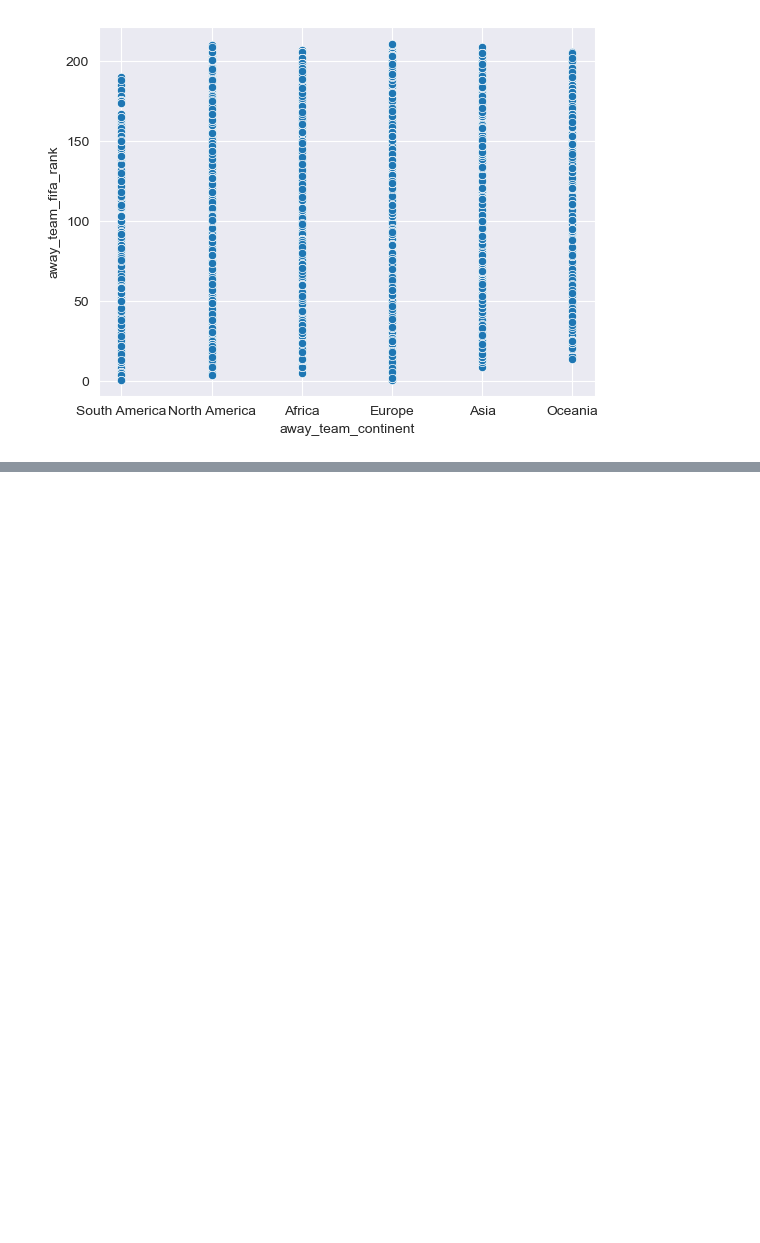
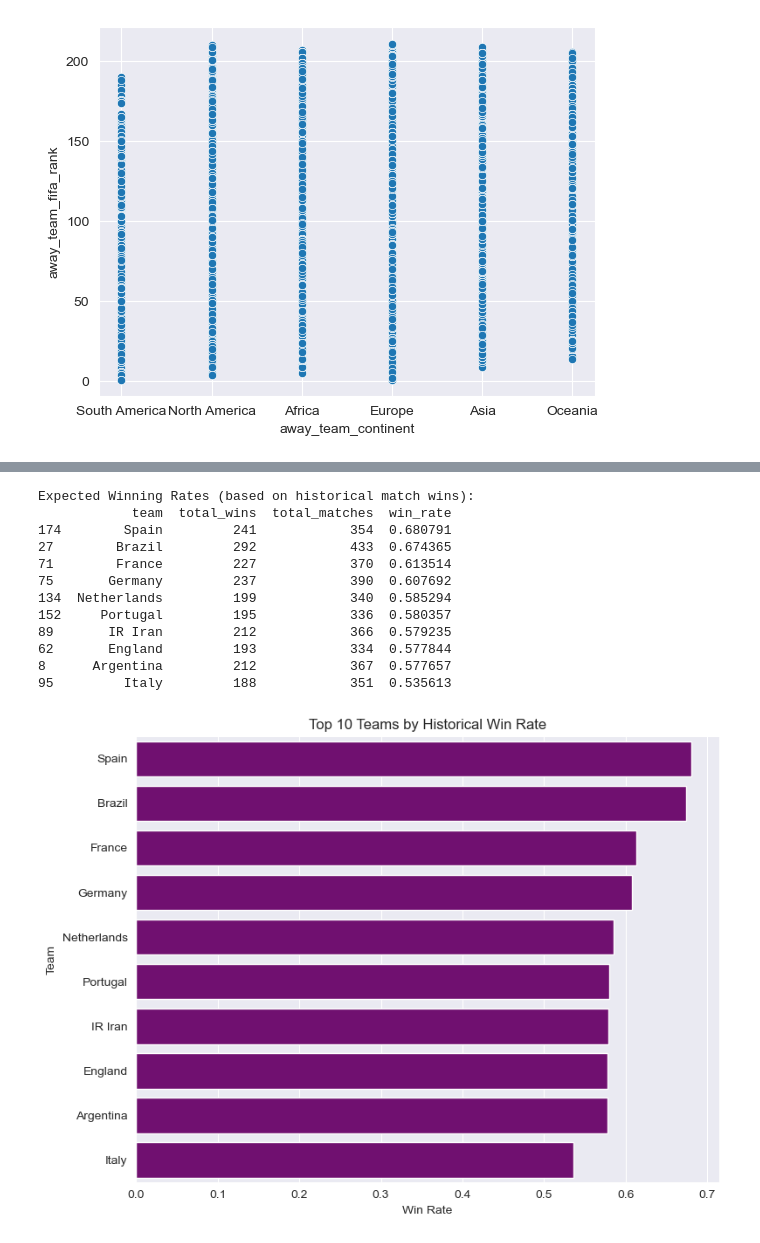
Before and after one commit to ZacharyHurt89/DataDivers_Group_Repo, a Jupyter notebook: Work_in_progress_GV/Fifa_worldcup.ipynb, the cells around one changed output, grey strips where cells are left out. Cells and saved outputs as stored; diff of their text form; code cells hidden in the pictures; blank space fills up the shorter version.

```diff
--- a/Work_in_progress_GV/Fifa_worldcup.ipynb
+++ b/Work_in_progress_GV/Fifa_worldcup.ipynb
@@ -236,0 +260,60 @@ plt.scatterplot(df('home'
+# %%
+#Question 5: "What team has the longest winning streak?"
+# Visualize Result
+
+fifa_ds['home_win'] = fifa_ds['home_team_score'] > fifa_ds['away_team_score']
+fifa_ds['away_win'] = fifa_ds['home_team_score'] < fifa_ds['away_team_score']
+
+home_wins = fifa_ds.groupby('home_team')['home_win'].sum().reset_index()
+away_wins = fifa_ds.groupby('away_team')['away_win'].sum().reset_index()
+
+home_wins.columns = ['team', 'home_wins']
+away_wins.columns = ['team', 'away_wins']
+
+wins = pd.merge(home_wins, away_wins, on='team', how='outer').fillna(0)
+wins['total_wins'] = wins['home_wins'] + wins['away_wins']
+
+teams_home = fifa_ds[['home_team']].rename(columns={'home_team': 'team'})
+teams_away = fifa_ds[['away_team']].rename(columns={'away_team': 'team'})
+teams_all = pd.concat([teams_home, teams_away])
+total_matches = teams_all['team'].value_counts().reset_index()
+total_matches.columns = ['team', 'total_matches']
+
+team_performance = pd.merge(wins, total_matches, on='team', how='outer')
+team_performance['win_rate'] = team_performance['total_wins'] / team_performance['total_matches']
+
+team_performance_sorted = team_performance.sort_values(by='win_rate', ascending=False)
+
+print("Expected Winning Rates (based on historical match wins):")
+print(team_performance_sorted[['team', 'total_wins', 'total_matches', 'win_rate']].head(10))
+
+#Bar Plot: Top 10 Teams by Win Rate
+# -------------------------------------
+top10_win_rate = team_performance_sorted.head(10)
+
+plt.figure(figsize=(8, 6))
+sns.barplot(
+    data=top10_win_rate,
+    x='win_rate',
+    y='team',
+    color='purple'
+)
+plt.title('Top 10 Teams by Historical Win Rate')
+plt.xlabel('Win Rate')
+plt.ylabel('Team')
+plt.tight_layout()
+plt.show()
+# %% [output]
+Expected Winning Rates (based on historical match wins):
+            team  total_wins  total_matches  win_rate
+174        Spain         241            354  0.680791
+27        Brazil         292            433  0.674365
+71        France         227            370  0.613514
+75       Germany         237            390  0.607692
+134  Netherlands         199            340  0.585294
+152     Portugal         195            336  0.580357
+89       IR Iran         212            366  0.579235
+62       England         193            334  0.577844
+8      Argentina         212            367  0.577657
+95         Italy         188            351  0.535613
+[figure, added]
```
Also changed, not shown: parts of 11 cells of this notebook.
